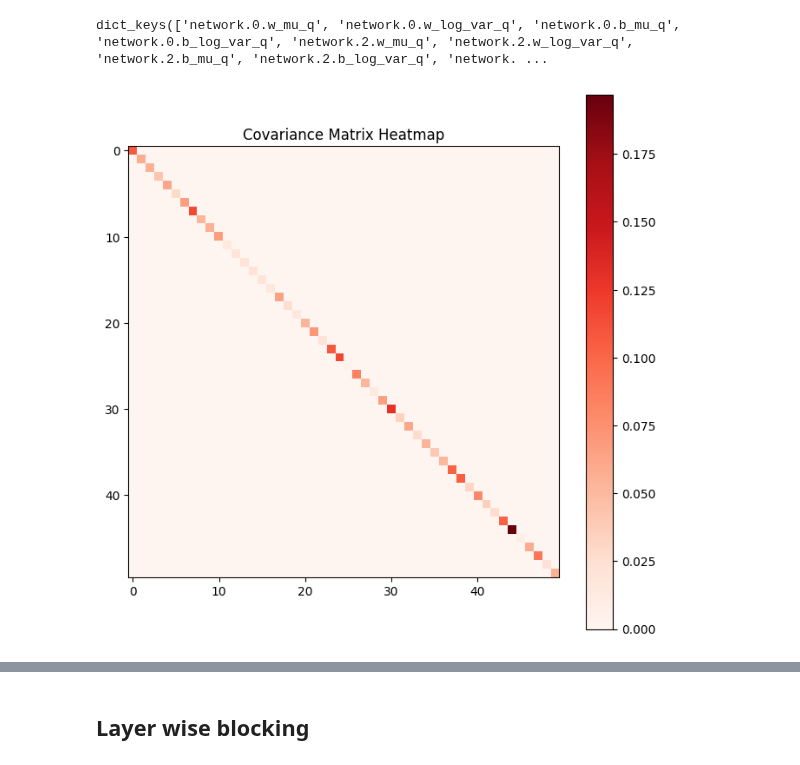
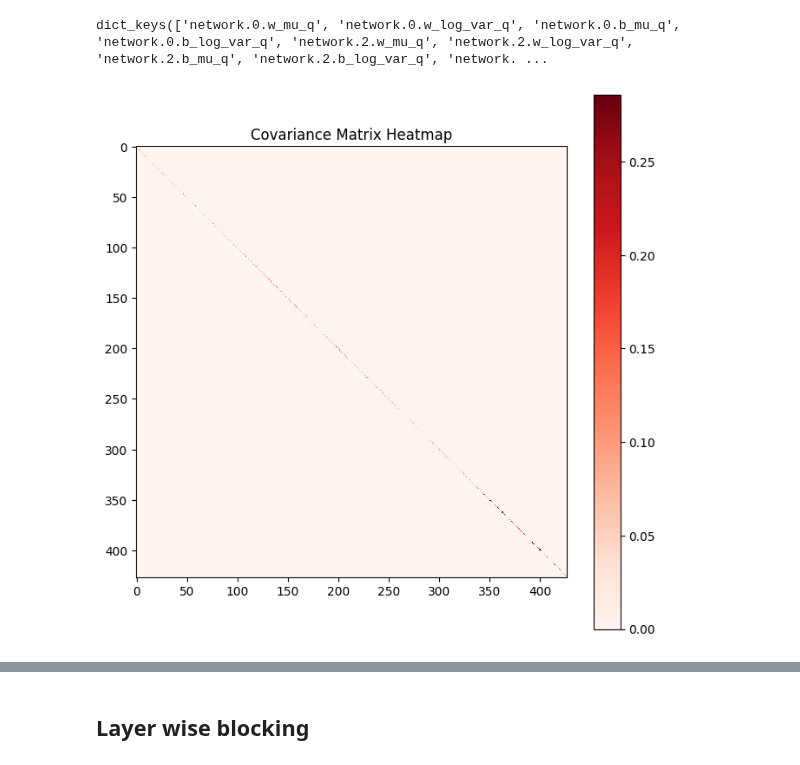
Before and after one commit to Marco-Gal/Bayesian-Neural-Network-Project, a Jupyter notebook: Boston Dataset Experiments/Obesity/Posterior Plotting/Making posterior plot.ipynb, the cells around one changed output, grey strips where cells are left out. Saved outputs shown, nothing was run; the diff lists cells and outputs as text; code cells hidden in the pictures.

```diff
--- a/Boston Dataset Experiments/Obesity/Posterior Plotting/Making posterior plot.ipynb
+++ b/Boston Dataset Experiments/Obesity/Posterior Plotting/Making posterior plot.ipynb
@@ -373,36 +292,0 @@ plt.show()
-# %%
-import pickle
-import torch
-import matplotlib.pyplot as plt
-import numpy as np
-
-path = r"D:\Maths_Y4\Project\Bayesian-Neural-Network-Project\Rebuilding_Slang\results_dict.pkl"
-
-with open(path, 'rb') as f:
-    results_dict = pickle.load(f)
-
-## I believe this is an unstable method
-param_means = results_dict['optimizer']['state']['mean']
-prec_factor = results_dict['optimizer']['state']['prec_factor']
-prec_diag = results_dict['optimizer']['state']['prec_diag']
-# Using woodbury matrix identity
-
-d_inv = torch.diag(1/prec_diag.squeeze()) # vector of diagonal inverse
-
-Kinv = torch.eye(prec_factor.size(1)) + prec_factor.t() @ (d_inv @ prec_factor)
-s1 = (d_inv @ prec_factor).t()
-s2 = torch.linalg.solve(Kinv, s1)
-cov_matrix = ((d_inv) - (d_inv@prec_factor)@(s2))
-
-cov_matrix.fill_diagonal_(0)
-
-cov_matrix = cov_matrix.detach().cpu().numpy()
-threshold = 0.001
-clipped_cov_matrix = np.clip(cov_matrix, -threshold, threshold)
-
-# cov_matrix[330:350,330:350] = np.zeros((20,20))
-plt.figure(figsize=(8, 8))
-plt.imshow((clipped_cov_matrix), cmap='RdBu_r', interpolation='nearest',vmin=np.min(clipped_cov_matrix), vmax=np.max(clipped_cov_matrix))
-plt.colorbar()
-plt.title("Covariance Matrix Heatmap")
-plt.show()
@@ -429,20 +353,20 @@ dict_keys(['network.0.w_mu_q', 'network.0.w_log_var_q', 'network.0.b_mu_q', 'net
 # %%
 param_values = []
 
 for key in MFVI.keys():
     if 'var_q' in key:  # You can adjust this filter to target other parameters if needed
         param_values.append(MFVI[key].flatten())
 
 
 stacked_params = np.concatenate(param_values, axis=0)  # Stacks them into a single 1D array
 
-cov_matrix = np.diag(np.exp(stacked_params))
+mfvi_cov_matrix = np.diag(np.exp(stacked_params))
 
 # Plot the covariance matrix
 plt.figure(figsize=(8, 8))
-plt.imshow(cov_matrix[300:350,300:350], cmap='Reds', interpolation='nearest')
+plt.imshow(mfvi_cov_matrix, cmap='Reds', interpolation='nearest')
 plt.colorbar()
 plt.title("Covariance Matrix Heatmap")
 plt.show()
 # %% [output]
-[figure, old version]
+[figure, new version]
```
Also changed, not shown: parts of 30 cells of this notebook.
